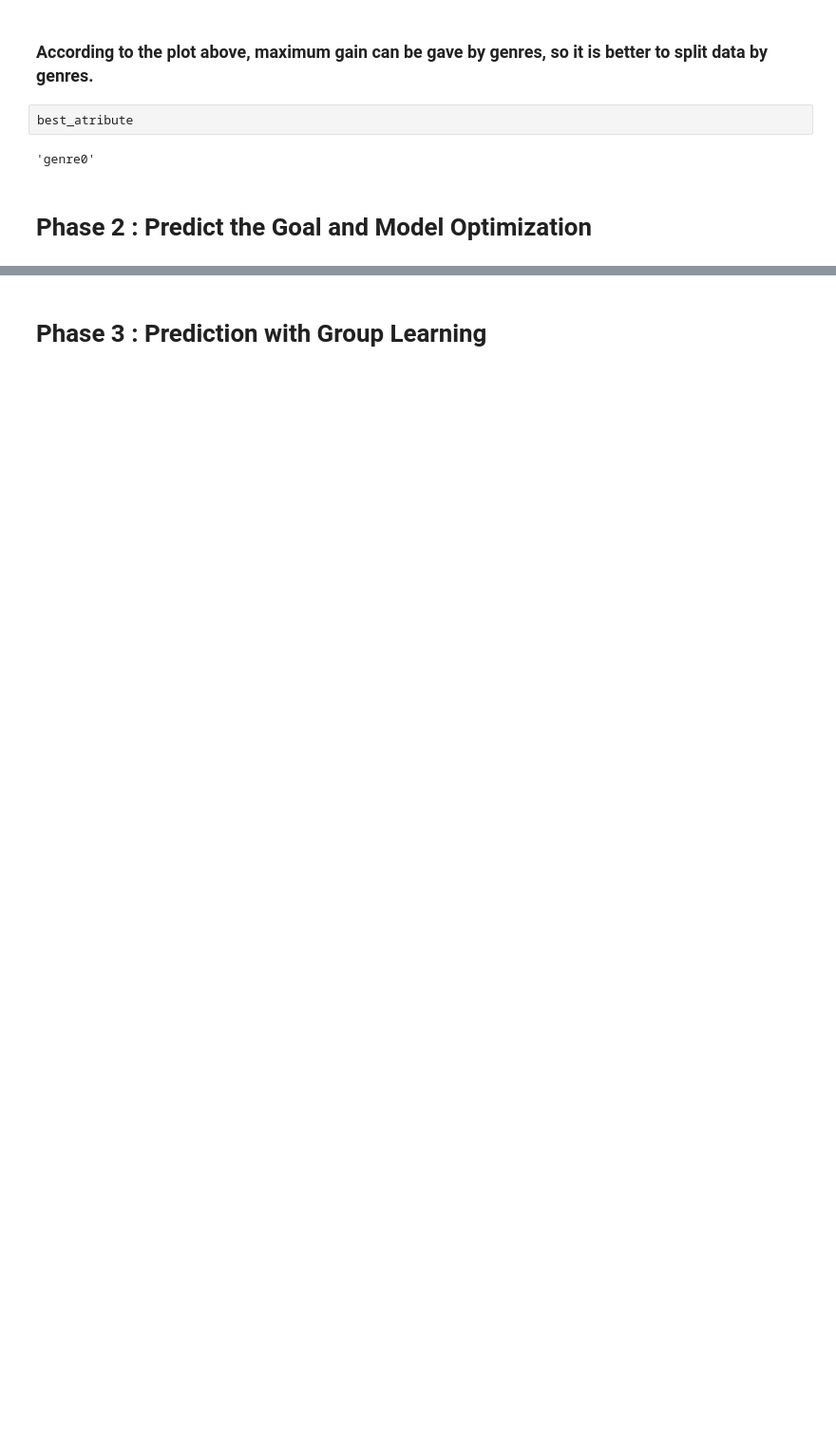
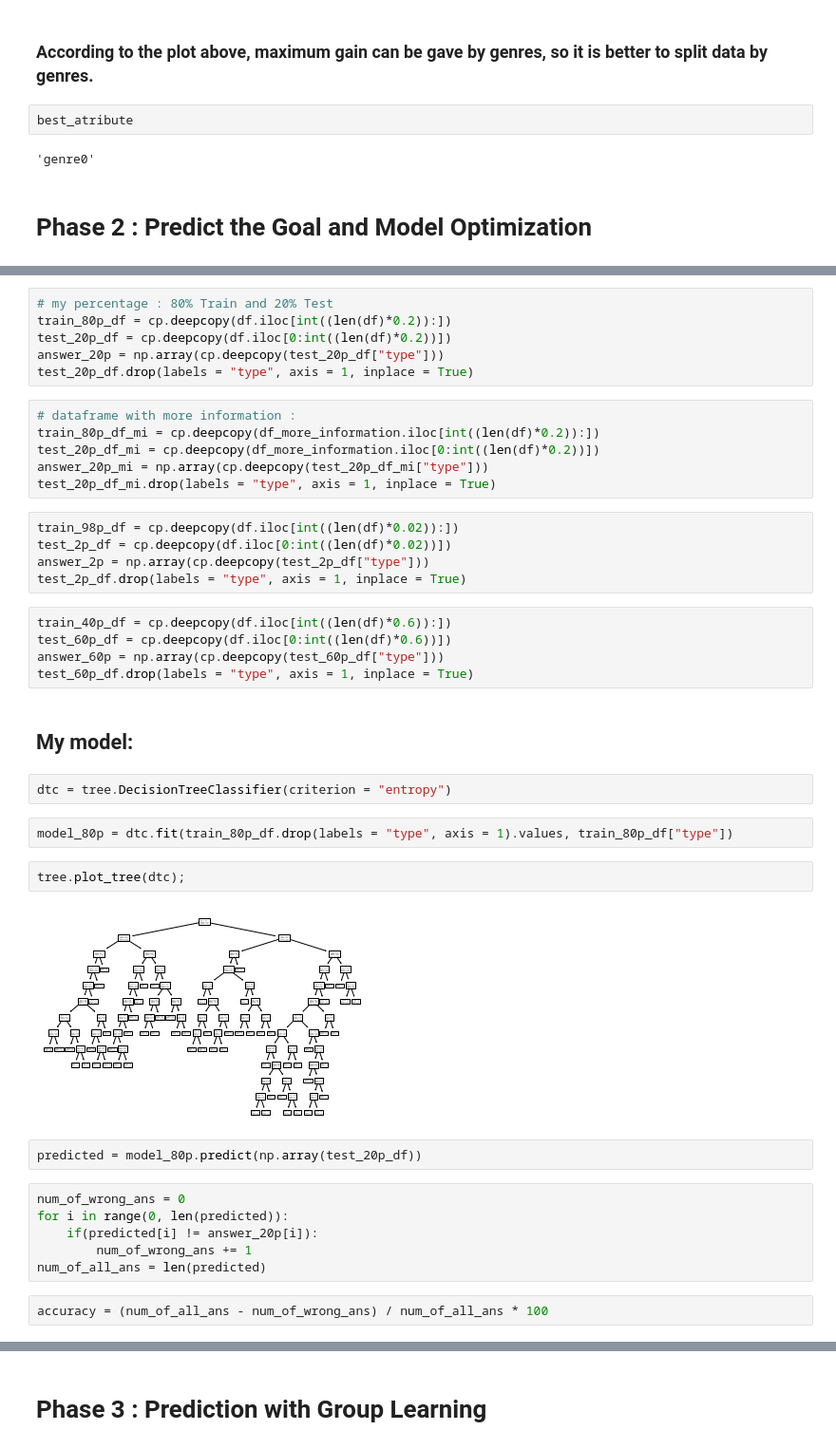
Before and after one commit to ae2079/AI_CA4, a Jupyter notebook: CA4.ipynb, the cells around one changed output, grey strips where cells are left out. Shown at 95% size. Saved outputs shown, nothing was run; the diff lists cells and outputs as text; blank space fills up the shorter version.

```diff
--- a/CA4.ipynb
+++ b/CA4.ipynb
@@ -633,0 +639,42 @@ best_atribute
+# %%
+# my percentage : 80% Train and 20% Test
+train_80p_df = cp.deepcopy(df.iloc[int((len(df)*0.2)):])
+test_20p_df = cp.deepcopy(df.iloc[0:int((len(df)*0.2))])
+answer_20p = np.array(cp.deepcopy(test_20p_df["type"]))
+test_20p_df.drop(labels = "type", axis = 1, inplace = True)
+# %%
+# dataframe with more information :
+train_80p_df_mi = cp.deepcopy(df_more_information.iloc[int((len(df)*0.2)):])
+test_20p_df_mi = cp.deepcopy(df_more_information.iloc[0:int((len(df)*0.2))])
+answer_20p_mi = np.array(cp.deepcopy(test_20p_df_mi["type"]))
+test_20p_df_mi.drop(labels = "type", axis = 1, inplace = True)
+# %%
+train_98p_df = cp.deepcopy(df.iloc[int((len(df)*0.02)):])
+test_2p_df = cp.deepcopy(df.iloc[0:int((len(df)*0.02))])
+answer_2p = np.array(cp.deepcopy(test_2p_df["type"]))
+test_2p_df.drop(labels = "type", axis = 1, inplace = True)
+# %%
+train_40p_df = cp.deepcopy(df.iloc[int((len(df)*0.6)):])
+test_60p_df = cp.deepcopy(df.iloc[0:int((len(df)*0.6))])
+answer_60p = np.array(cp.deepcopy(test_60p_df["type"]))
+test_60p_df.drop(labels = "type", axis = 1, inplace = True)
+# %% [markdown]
+## My model:
+# %%
+dtc = tree.DecisionTreeClassifier(criterion = "entropy")
+# %%
+model_80p = dtc.fit(train_80p_df.drop(labels = "type", axis = 1).values, train_80p_df["type"])
+# %%
+tree.plot_tree(dtc);
+# %% [output]
+[figure, added]
+# %%
+predicted = model_80p.predict(np.array(test_20p_df))
+# %%
+num_of_wrong_ans = 0
+for i in range(0, len(predicted)):
+    if(predicted[i] != answer_20p[i]):
+        num_of_wrong_ans += 1
+num_of_all_ans = len(predicted)
+# %%
+accuracy = (num_of_all_ans - num_of_wrong_ans) / num_of_all_ans * 100
```
Also changed, not shown: parts of 59 cells of this notebook.
